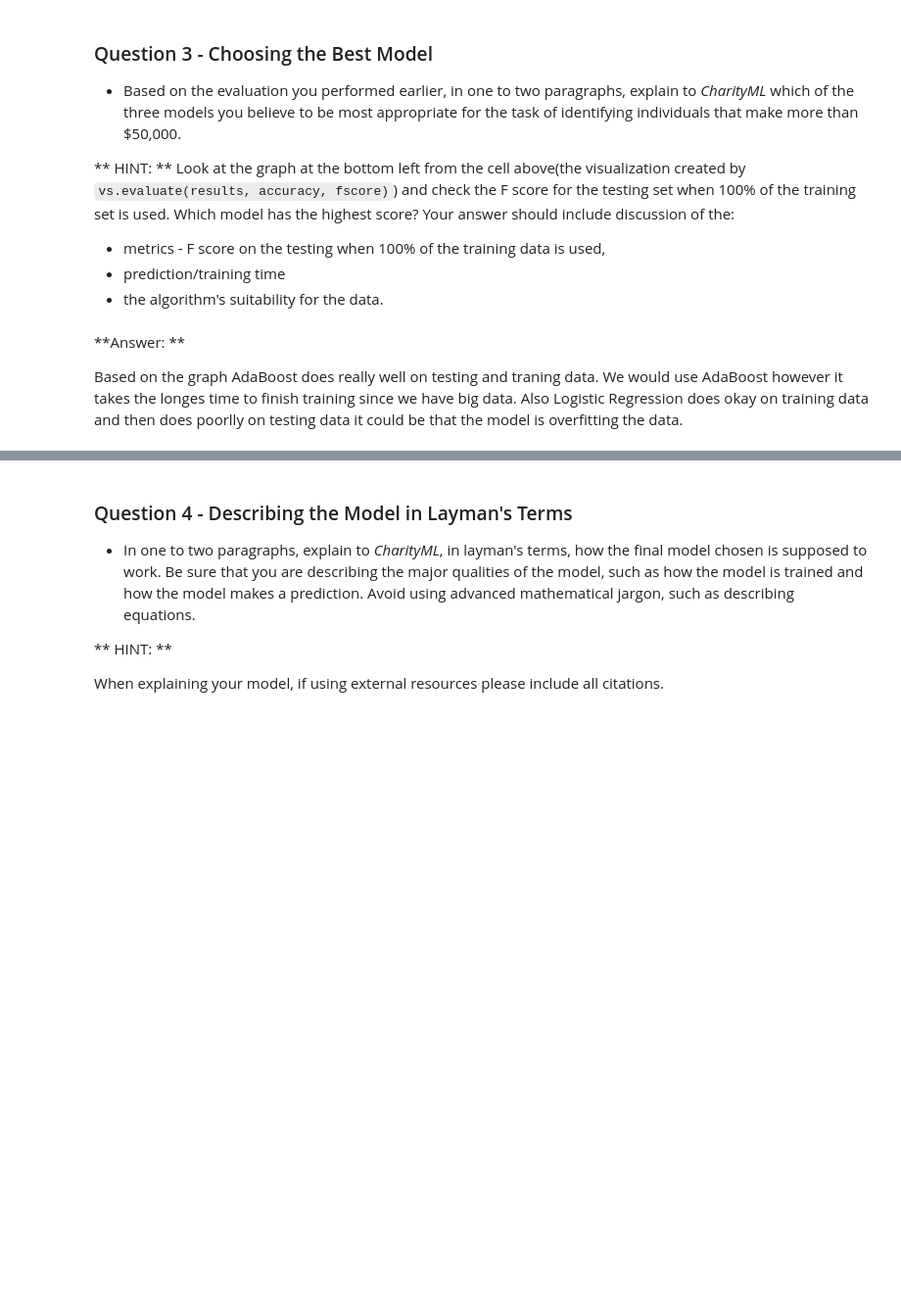
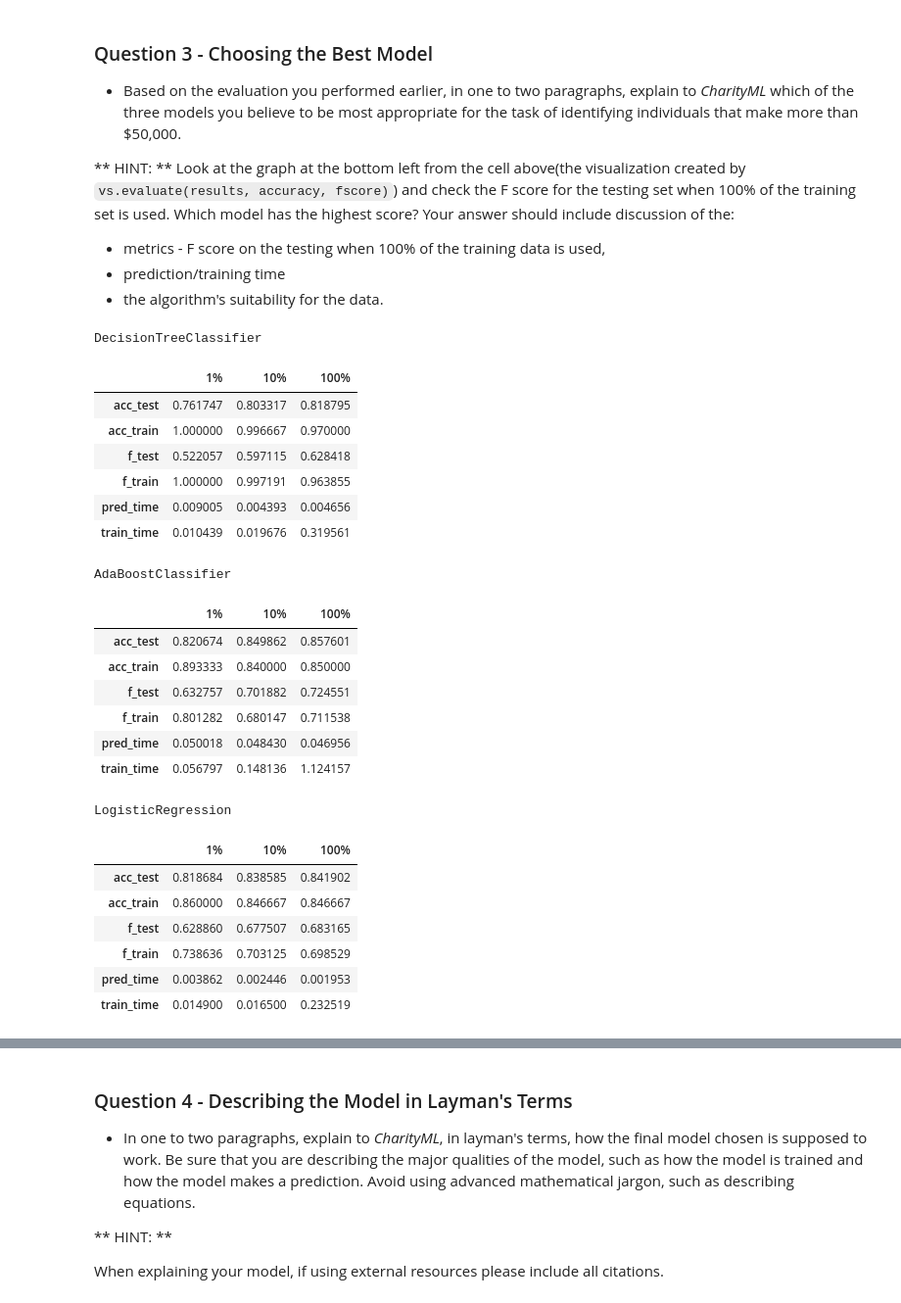
Before and after one commit to Progr3ss/Machine_Learning, a Jupyter notebook: P2/finding_donors/finding_donors.ipynb, the cells around one changed output, grey strips where cells are left out. Shown: that part at 98% size. Saved outputs shown, nothing was run; the diff lists cells and outputs as text; code cells hidden in the pictures; blank space fills up the shorter version.

```diff
--- a/P2/finding_donors/finding_donors.ipynb
+++ b/P2/finding_donors/finding_donors.ipynb
@@ -474,8 +475,32 @@ Look at the graph at the bottom left from the cell above(the visualization creat
 * metrics - F score on the testing when 100% of the training data is used,
 * prediction/training time
 * the algorithm's suitability for the data.
-# %% [markdown]
-**Answer: **
-
-
-Based on the graph AdaBoost does really well on testing and traning data. We would use AdaBoost however it takes the longes time to finish training since we have big data. Also Logistic Regression does okay on training data and then does poorlly on testing data it could be that the model is overfitting the data.
+# %%
+for i in results.items():
+    print(i[0])
+    display(pd.DataFrame(i[1]).rename(columns={0:'1%', 1:'10%', 2:'100%'}))
+# %% [output]
+DecisionTreeClassifier
+|  | 1% | 10% | 100% |
+| acc_test | 0.761747 | 0.803317 | 0.818795 |
+| acc_train | 1.000000 | 0.996667 | 0.970000 |
+| f_test | 0.522057 | 0.597115 | 0.628418 |
+| f_train | 1.000000 | 0.997191 | 0.963855 |
+| pred_time | 0.009005 | 0.004393 | 0.004656 |
+| train_time | 0.010439 | 0.019676 | 0.319561 |
+AdaBoostClassifier
+|  | 1% | 10% | 100% |
+| acc_test | 0.820674 | 0.849862 | 0.857601 |
+| acc_train | 0.893333 | 0.840000 | 0.850000 |
+| f_test | 0.632757 | 0.701882 | 0.724551 |
+| f_train | 0.801282 | 0.680147 | 0.711538 |
+| pred_time | 0.050018 | 0.048430 | 0.046956 |
+| train_time | 0.056797 | 0.148136 | 1.124157 |
+LogisticRegression
+|  | 1% | 10% | 100% |
+| acc_test | 0.818684 | 0.838585 | 0.841902 |
+| acc_train | 0.860000 | 0.846667 | 0.846667 |
+| f_test | 0.628860 | 0.677507 | 0.683165 |
+| f_train | 0.738636 | 0.703125 | 0.698529 |
+| pred_time | 0.003862 | 0.002446 | 0.001953 |
+| train_time | 0.014900 | 0.016500 | 0.232519 |
```
Also changed, not shown: parts of 8 cells of this notebook, 1 other file.
